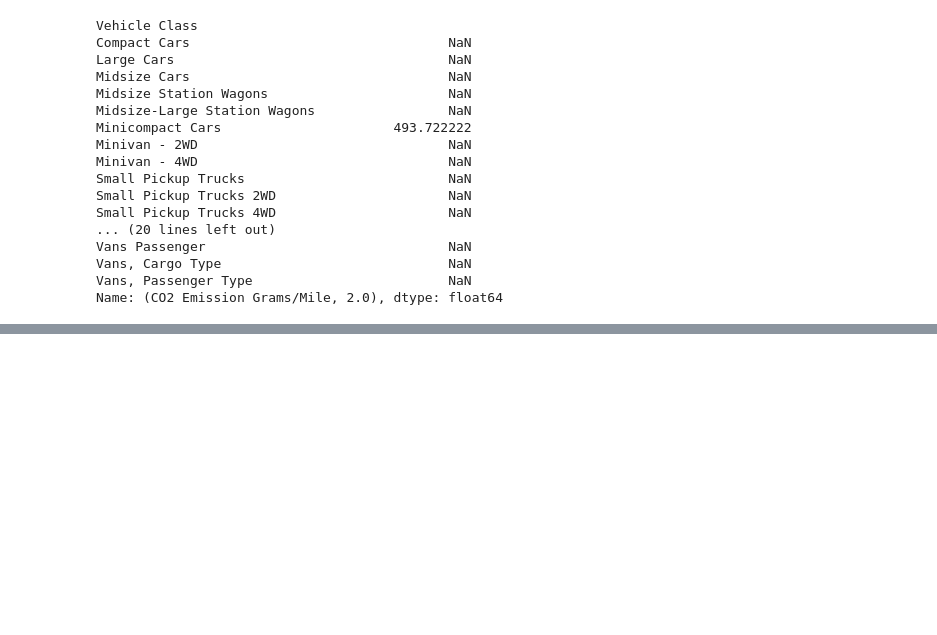
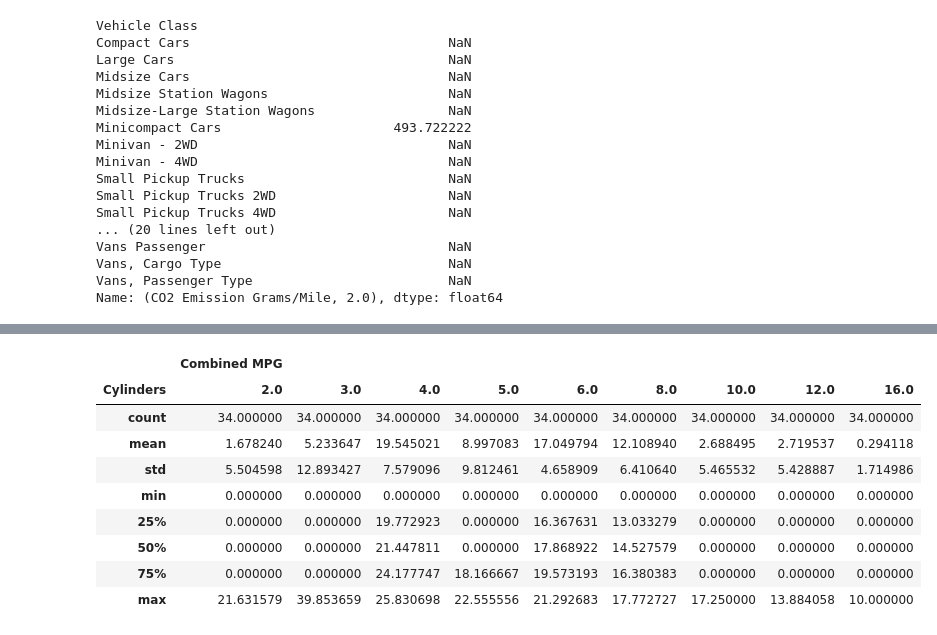
Before and after one commit to whiteboxml/teaching-ironhack-dataptmad-1910, a Jupyter notebook: week_11/pivot_tables/pivot_tables.ipynb, the cells around one changed output, grey strips where cells are left out. Saved outputs shown, nothing was run; the diff lists cells and outputs as text; code cells hidden in the pictures; blank space fills up the shorter version.

```diff
--- a/week_11/pivot_tables/pivot_tables.ipynb
+++ b/week_11/pivot_tables/pivot_tables.ipynb
@@ -290,0 +313,13 @@ vehicles.pivot_table(index=['Vehicle Class'], columns=['Cylinders'], values=['Co
+# %%
+df_agg.describe()
+# %% [output]
+|  | Combined MPG |  |  |  |  |  |  |  |  |
+| Cylinders | 2.0 | 3.0 | 4.0 | 5.0 | 6.0 | 8.0 | 10.0 | 12.0 | 16.0 |
+| count | 34.000000 | 34.000000 | 34.000000 | 34.000000 | 34.000000 | 34.000000 | 34.000000 | 34.000000 | 34.000000 |
+| mean | 1.678240 | 5.233647 | 19.545021 | 8.997083 | 17.049794 | 12.108940 | 2.688495 | 2.719537 | 0.294118 |
+| std | 5.504598 | 12.893427 | 7.579096 | 9.812461 | 4.658909 | 6.410640 | 5.465532 | 5.428887 | 1.714986 |
+| min | 0.000000 | 0.000000 | 0.000000 | 0.000000 | 0.000000 | 0.000000 | 0.000000 | 0.000000 | 0.000000 |
+| 25% | 0.000000 | 0.000000 | 19.772923 | 0.000000 | 16.367631 | 13.033279 | 0.000000 | 0.000000 | 0.000000 |
+| 50% | 0.000000 | 0.000000 | 21.447811 | 0.000000 | 17.868922 | 14.527579 | 0.000000 | 0.000000 | 0.000000 |
+| 75% | 0.000000 | 0.000000 | 24.177747 | 18.166667 | 19.573193 | 16.380383 | 0.000000 | 0.000000 | 0.000000 |
+| max | 21.631579 | 39.853659 | 25.830698 | 22.555556 | 21.292683 | 17.772727 | 17.250000 | 13.884058 | 10.000000 |
```
Also changed, not shown: parts of 6 cells of this notebook, 1 other file.
